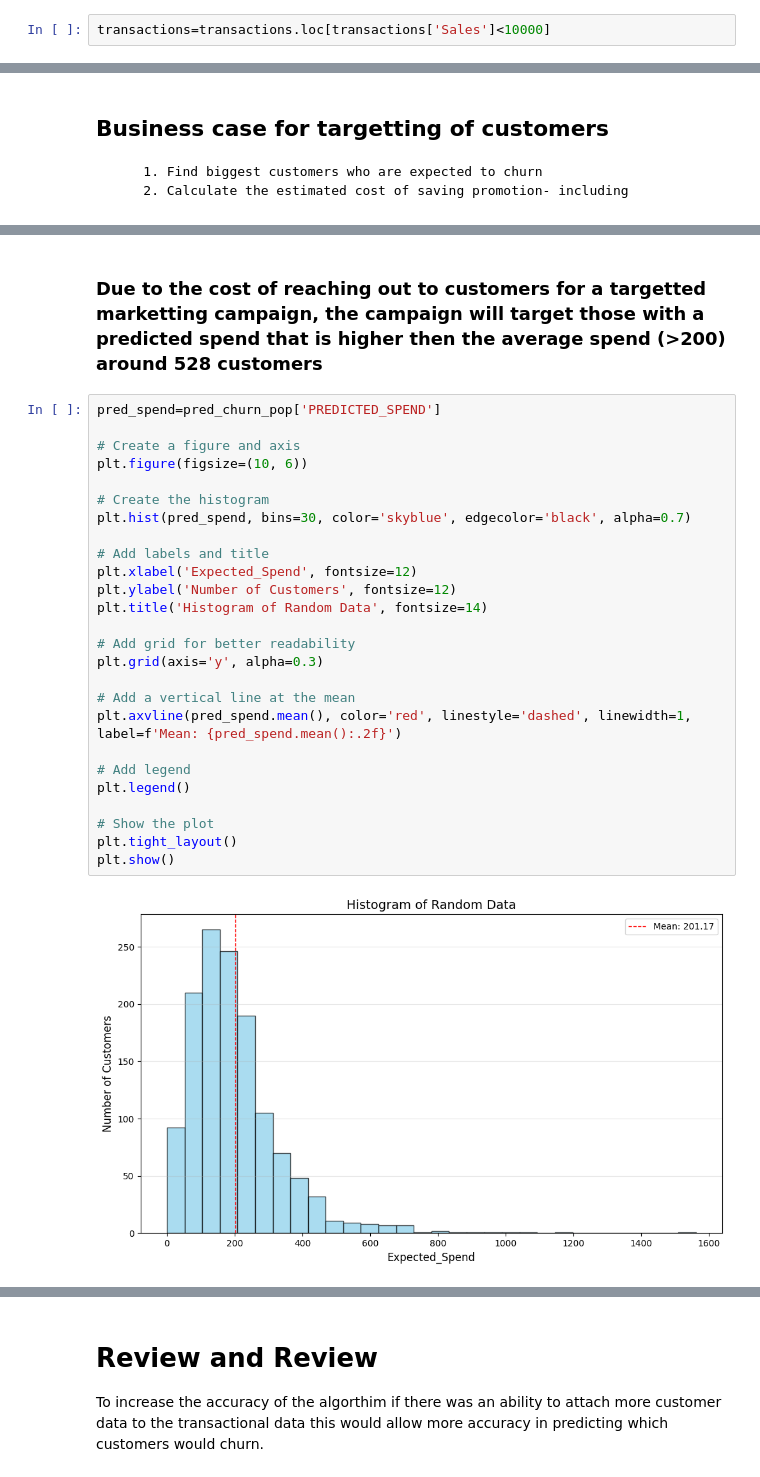
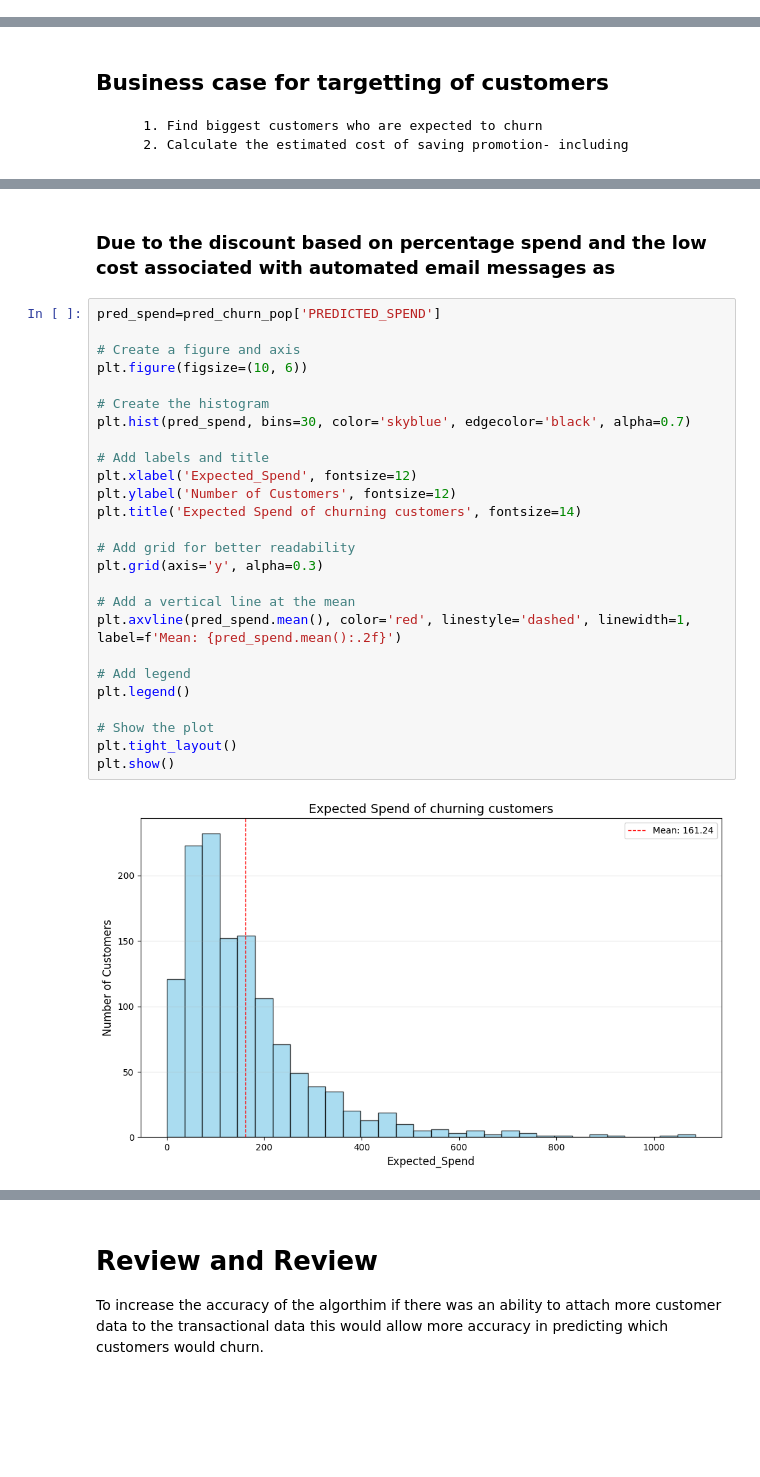
Before and after one commit to jkstapleton/ltv-analysis, a Jupyter notebook: English_Ecommerce/LTV E-Commerce sci_kit.ipynb, the cells around one changed output, grey strips where cells are left out. Cells and saved outputs as stored; diff of their text form; blank space fills up the shorter version.

```diff
--- a/English_Ecommerce/LTV E-Commerce sci_kit.ipynb
+++ b/English_Ecommerce/LTV E-Commerce sci_kit.ipynb
@@ -187,5 +192,3 @@ plt.tight_layout()
 plt.show()
 # %% [output]
 [figure]
-# %%
-transactions=transactions.loc[transactions['Sales']<10000]
@@ -854,33 +838,33 @@ pred_churn_pop.head()
-# %% [markdown]
-### Due to the cost of reaching out to customers for a targetted marketting campaign, the campaign will target those with a predicted spend that is higher then the average spend (>200) around 528 customers
+# %% [markdown]
+### Due to the discount based on percentage spend and the low cost associated with automated email messages as
 # %%
 pred_spend=pred_churn_pop['PREDICTED_SPEND']
 
 # Create a figure and axis
 plt.figure(figsize=(10, 6))
 
 # Create the histogram
 plt.hist(pred_spend, bins=30, color='skyblue', edgecolor='black', alpha=0.7)
 
 # Add labels and title
 plt.xlabel('Expected_Spend', fontsize=12)
 plt.ylabel('Number of Customers', fontsize=12)
-plt.title('Histogram of Random Data', fontsize=14)
+plt.title('Expected Spend of churning customers', fontsize=14)
 
 # Add grid for better readability
 plt.grid(axis='y', alpha=0.3)
 
 # Add a vertical line at the mean
 plt.axvline(pred_spend.mean(), color='red', linestyle='dashed', linewidth=1, label=f'Mean: {pred_spend.mean():.2f}')
 
 # Add legend
 plt.legend()
 
 # Show the plot
 plt.tight_layout()
 plt.show()
 # %% [output]
-[figure, old version]
+[figure, new version]
 # %% [markdown]
 # The Marketing Campaign
 
```
Also changed, not shown: parts of 84 cells of this notebook, 1 other file.
